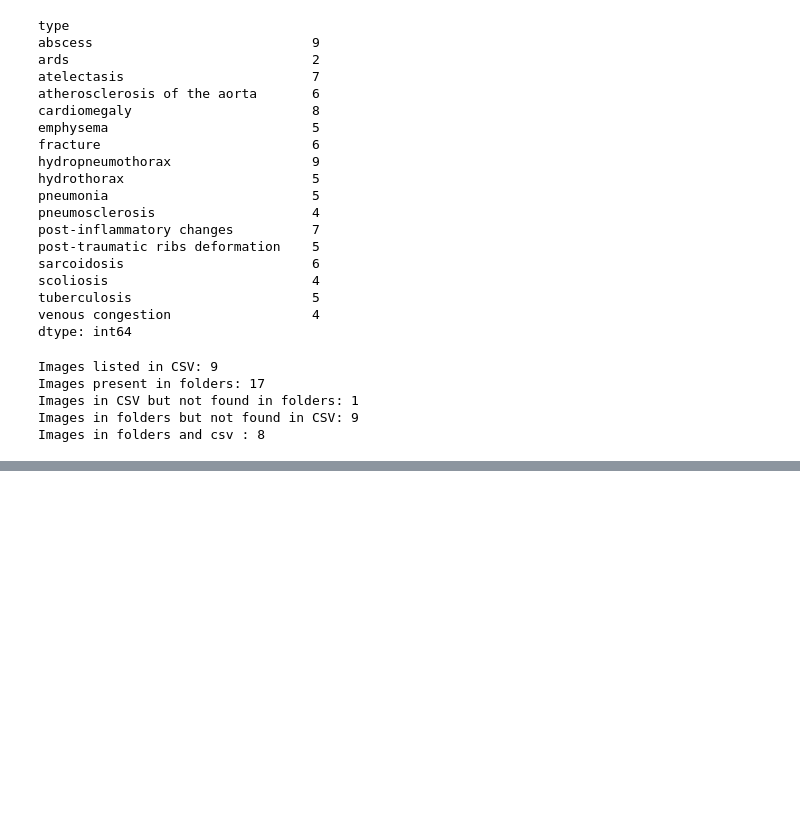
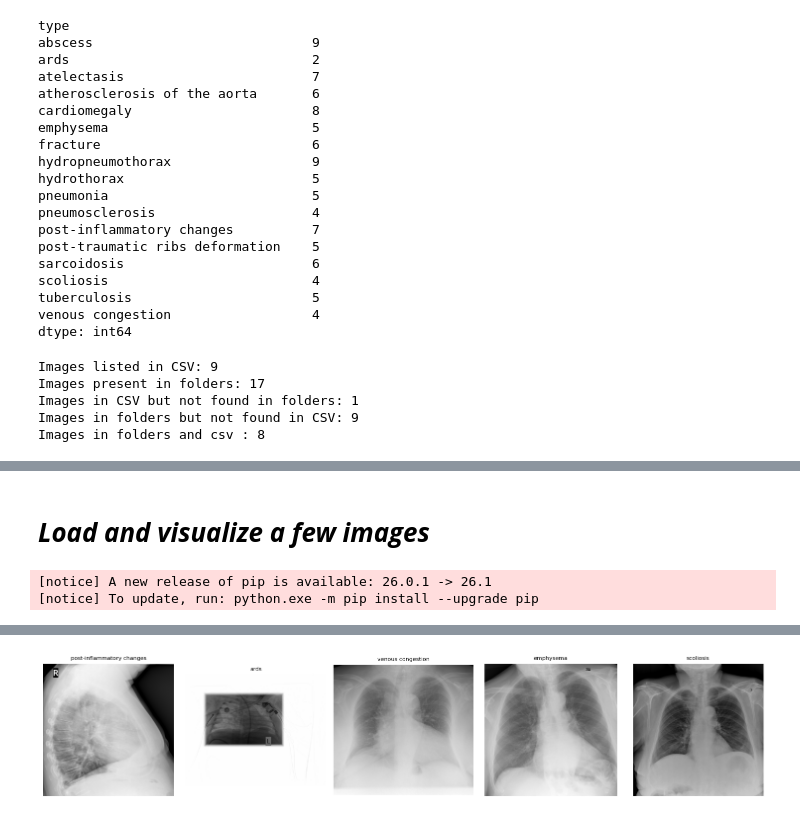
Before and after one commit to rgurung977/cxr-analysis, a Jupyter notebook: Untitled.ipynb, the cells around one changed output, grey strips where cells are left out. Saved outputs shown, nothing was run; the diff lists cells and outputs as text; code cells hidden in the pictures; blank space fills up the shorter version.

```diff
--- a/Untitled.ipynb
+++ b/Untitled.ipynb
@@ -692,0 +867,2 @@ Images in folders and csv : 8
+# %%
+df_valid['full_dcm_path1'] =  df_valid['full_dcm_path'].str.replace('/','\\')
@@ -692,0 +885,28 @@ Images in folders and csv : 8
+# %% [markdown]
+# ***Load and visualize a few images***
+# %%
+!pip install pydicom
+import pandas as pd
+import matplotlib.pyplot as plt
+import pydicom
+from PIL import Image
+import os
+
+# Assuming df_valid contains columns 'full_dcm_path' and 'type' (label)
+sample = df_valid.sample(5)
+
+fig, axes = plt.subplots(1, 5, figsize=(15, 3))
+for ax, (idx, row) in zip(axes, sample.iterrows()):
+    # Load DICOM
+    dcm = pydicom.dcmread(row['full_dcm_path'])
+    image = dcm.pixel_array
+
+    # Display
+    ax.imshow(image, cmap='gray')
+    ax.set_title(row['type'], fontsize=8)
+    ax.axis('off')
+plt.tight_layout()
+plt.show()
+# %% [output]
+[notice] A new release of pip is available: 26.0.1 -> 26.1
+[notice] To update, run: python.exe -m pip install --upgrade pip
@@ -692,0 +922 @@ Images in folders and csv : 8
+[figure, added]
```
Also changed, not shown: parts of 22 cells of this notebook.
